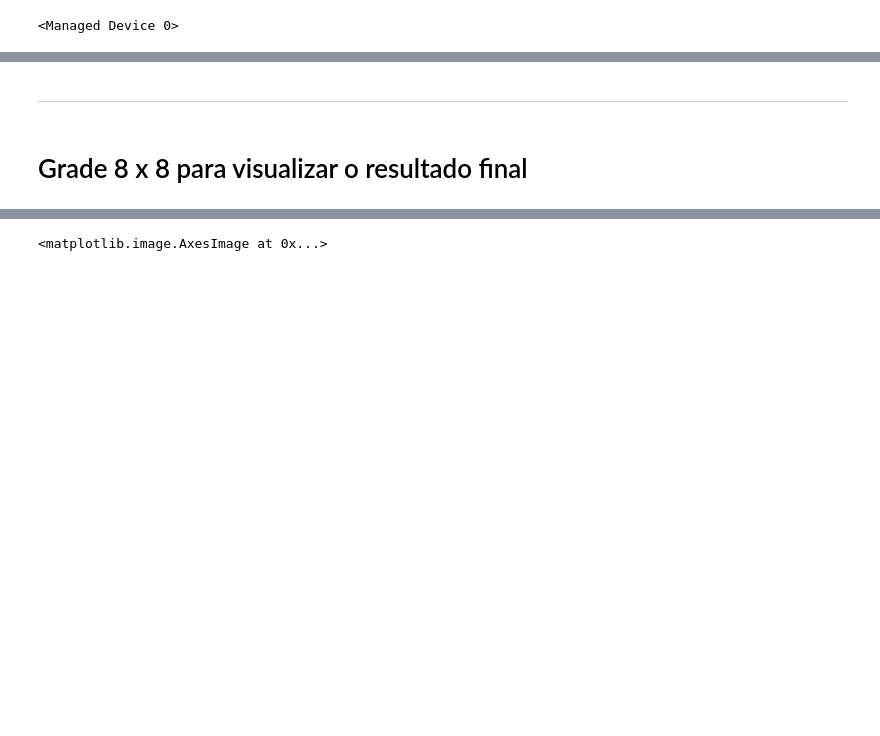
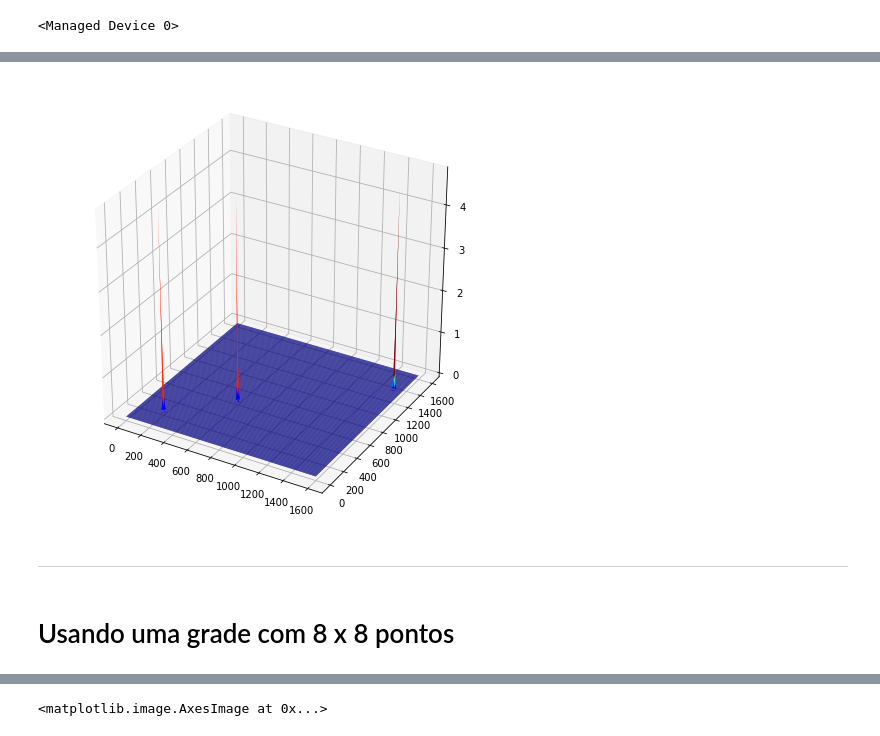
Before and after one commit to efurlanm/tama21, a Jupyter notebook: GC-numba-gpu.ipynb, the cells around one changed output, grey strips where cells are left out. Saved outputs shown, nothing was run; the diff lists cells and outputs as text; code cells hidden in the pictures; blank space fills up the shorter version.

```diff
--- a/GC-numba-gpu.ipynb
+++ b/GC-numba-gpu.ipynb
@@ -132,7 +133,16 @@ plt.imshow(aold, cmap='jet')
+# %%
+a    = aold[600:2200,600:2200]
+t    = np.arange(a.shape[0])
+x, y = np.meshgrid(t, t)
+ax = plt.figure(figsize=(8, 8)).gca(projection='3d')
+ax.plot_surface(x, y, a, cmap='jet', rcount=200, ccount=200)
+plt.show()
+# %% [output]
+[figure, added]
 # %% [markdown]
 ---
-# %% [markdown]
-# Grade 8 x 8 para visualizar o resultado final
+# %% [markdown]
+# Usando uma grade com 8 x 8 pontos
 # %%
 aold = stencil(8)
 # %% [output]
```
Also changed, not shown: parts of 15 cells of this notebook, 4 other files.
